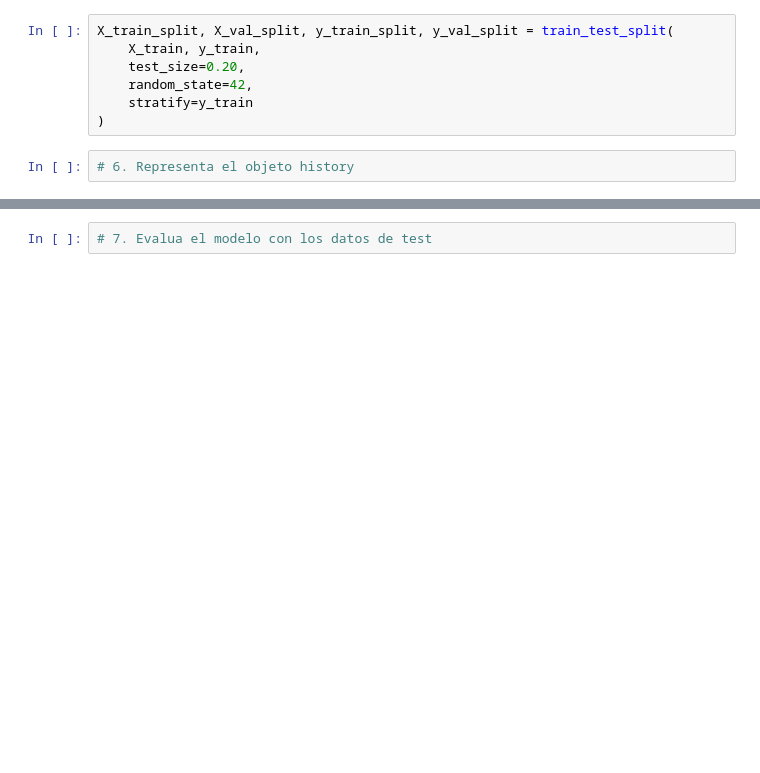
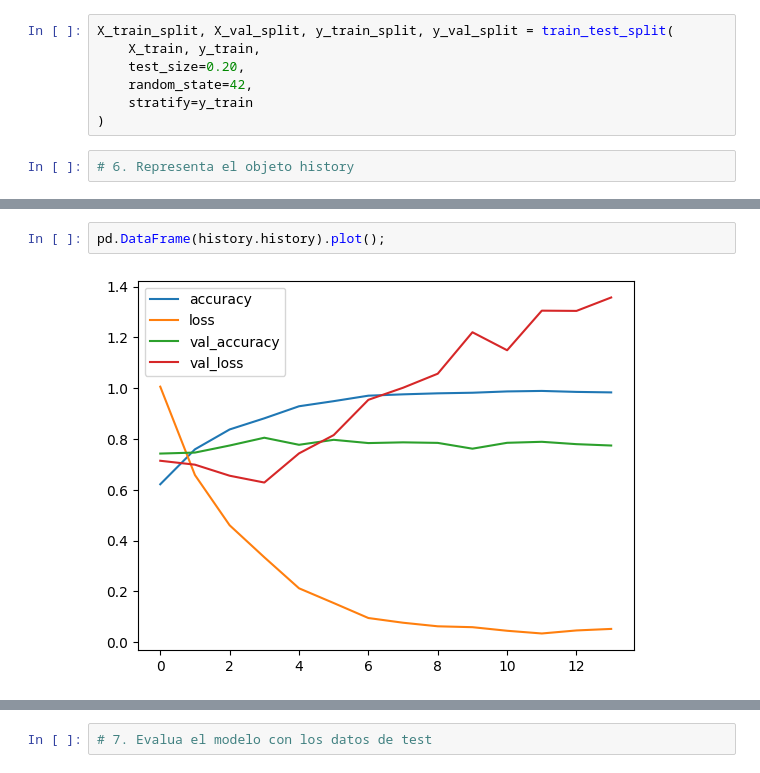
Before and after one commit to irenetite/2026-02-BILBAO-FT-Data-Science, a Jupyter notebook: 3-Machine_Learning/3-Deep_Learning/2-Redes_Convolucionales/ejercicios/irene_Clasificador_paisajes.ipynb, the cells around one changed output, grey strips where cells are left out. Cells and saved outputs as stored; diff of their text form; blank space fills up the shorter version.

```diff
--- a/3-Machine_Learning/3-Deep_Learning/2-Redes_Convolucionales/ejercicios/irene_Clasificador_paisajes.ipynb
+++ b/3-Machine_Learning/3-Deep_Learning/2-Redes_Convolucionales/ejercicios/irene_Clasificador_paisajes.ipynb
@@ -188,3 +197,7 @@ Epoch 30/30
+# %%
+pd.DataFrame(history.history).plot();
+# %% [output]
+[figure, added]
 # %%
 plt.figure(figsize=(12,5))
 
```
Also changed, not shown: parts of 10 cells of this notebook, 4 other files.
